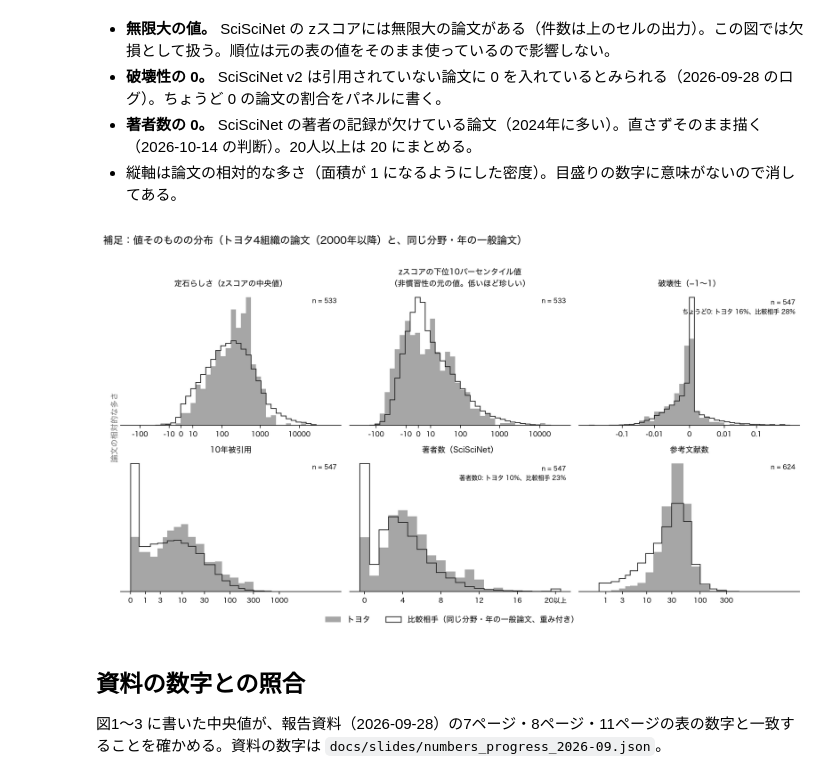
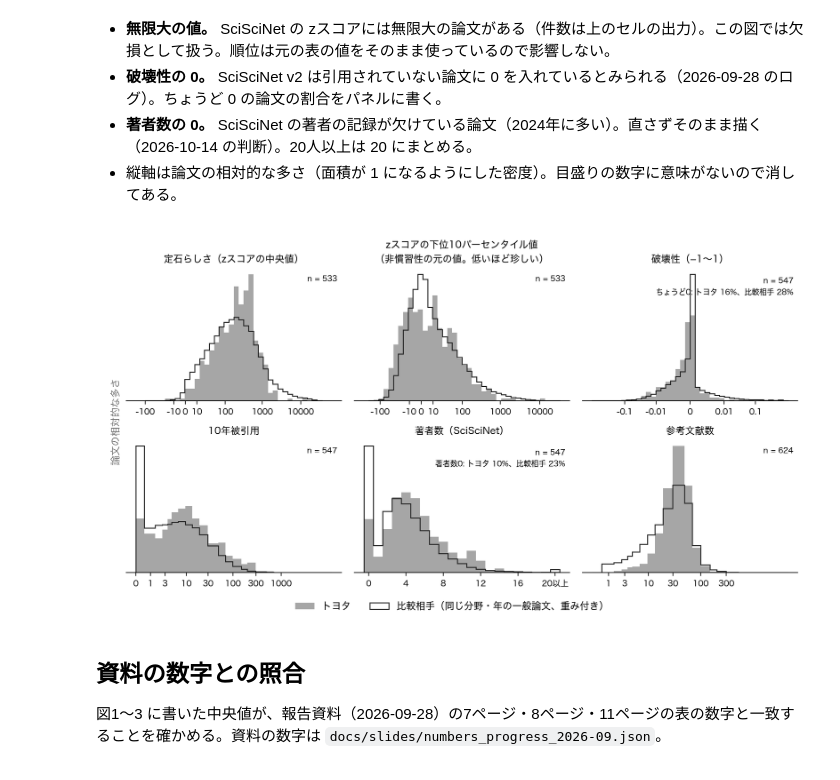
Before and after one commit to ryosuke0828/sci-sci-toyota, a Jupyter notebook: notebooks/analysis/novelty_distribution_plots.ipynb, the cells around one changed output. Drawn from its saved outputs; the diff is of its cells as text; code cells hidden in the pictures.

```diff
--- a/notebooks/analysis/novelty_distribution_plots.ipynb
+++ b/notebooks/analysis/novelty_distribution_plots.ipynb
@@ -313,37 +317,36 @@ def value_panel(ax, g: pd.DataFrame, col: str, label: str, tr, ticks, nbins: int
     else:
         lo, hi = min(tv.min(), bt.min()), max(tv.max(), bt.max())
         edges = np.linspace(lo, hi, nbins + 1)
     ax.hist(tv, bins=edges, density=True, color=GRAY, label="トヨタ")
     # 比較相手は重み付きで、面積が 1 になるように描く
     ax.hist(bt, bins=edges, weights=w, density=True, histtype="step", color=INK, lw=1.0,
             label="比較相手（同じ分野・年の一般論文、重み付き）")
     ax.set_xticks(tr(np.array(ticks, dtype=float)))
     ax.set_xticklabels([("20以上" if col == "ss_team_size" and t == 20 else f"{t:g}") for t in ticks], fontsize=8.5)
     ax.set_yticks([])
     ax.set_title(label, fontsize=10)
     for s in ("top", "right", "left"):
         ax.spines[s].set_visible(False)
     note = f"n = {len(tv)}"
     if col in ("ss_disruption", "ss_team_size"):
         z_t = float((raw_t == 0).mean() * 100)
         z_b = float(np.average(bv == 0, weights=w) * 100)
         note += f"\n{'ちょうど0' if col == 'ss_disruption' else '著者数0'}: トヨタ {z_t:.0f}%、比較相手 {z_b:.0f}%"
     ax.text(0.98, 0.95, note, transform=ax.transAxes, ha="right", va="top", fontsize=8)
 
 
-fig, axes = plt.subplots(2, 3, figsize=(12.8, 7.2), dpi=200)
+fig, axes = plt.subplots(2, 3, figsize=(10.4, 5.7), dpi=220)
 for ax, (col, label, tr, ticks) in zip(axes.flat, VALUES):
     value_panel(ax, d, col, label, tr, ticks)
 handles, labels = axes[0, 0].get_legend_handles_labels()
 fig.legend(handles, labels, loc="lower center", ncol=2, frameon=False, bbox_to_anchor=(0.5, -0.005))
 fig.supylabel("論文の相対的な多さ", fontsize=10, color=DIM)
-fig.suptitle("補足：値そのものの分布（トヨタ4組織の論文（2000年以降）と、同じ分野・年の一般論文）", fontsize=13, x=0.01, ha="left")
-fig.tight_layout(rect=(0, 0.04, 1, 0.97))
+fig.tight_layout(rect=(0, 0.05, 1, 1))
 fig.savefig(FIG / "fig_supp_values.png", facecolor="white")
 plt.close(fig)
 display(Image(str(FIG / "fig_supp_values.png"), width=1000))
 # %% [output]
-[figure, old version]
+[figure, new version]
 # %% [markdown]
 ## 資料の数字との照合
 
```
Also changed, not shown: parts of 6 cells of this notebook.
